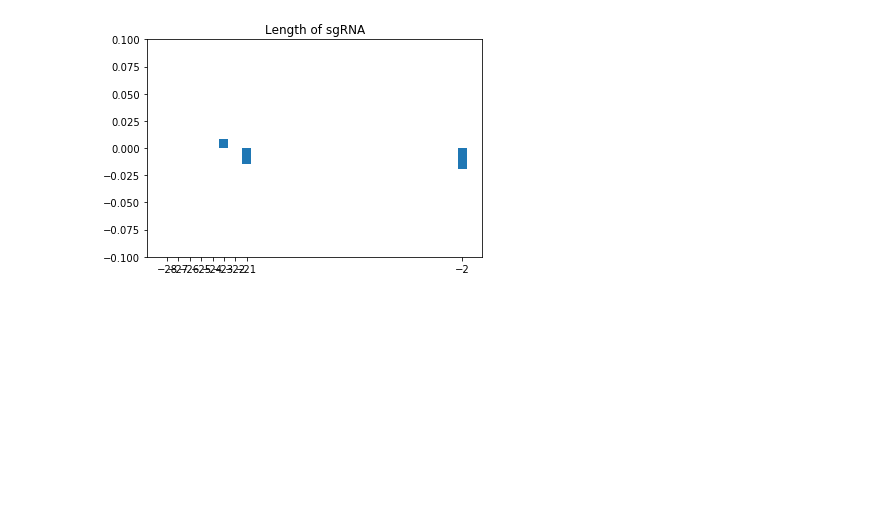
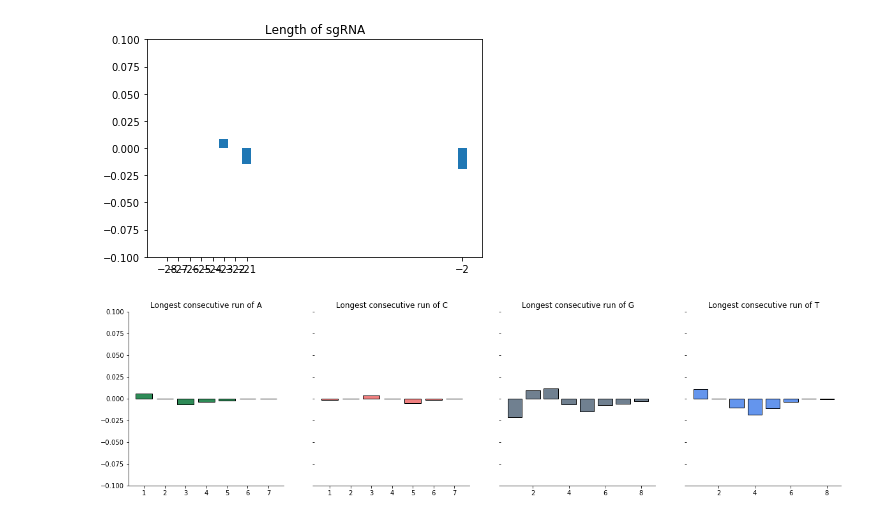
Before and after one commit to AnthonyHein/QCB455Project, a Jupyter notebook: PredictionWeights.ipynb, the cells around one changed output. Drawn from its saved outputs; the diff is of its cells as text; code cells hidden in the pictures; blank space fills up the shorter version.

```diff
--- a/PredictionWeights.ipynb
+++ b/PredictionWeights.ipynb
@@ -167,13 +156,37 @@ plt.show()
 def get_run(string):
     return int(re.findall('[0-9]+', string)[0])
 # %%
-def longest_run(nucl, ax):
+def longest_run(nucl, ax, color, first):
     dist_indices = ['longest_' + nucl in colname for index, colname in enumerate(cols)]
     dist_name = cols[dist_indices]
     dist_coef = coef[dist_indices]
     dist = [get_run(name) for name in dist_name]
-    ax.bar(dist[1:], dist_coef[1:], color = 'w', edgecolor='k')
+    ax.bar(dist[1:], dist_coef[1:], color = color, edgecolor='k')
     ax.set_ylim((-0.1, 0.1))
+    ax.spines['left'].set_visible(first)
     ax.spines['top'].set_visible(False)
     ax.spines['right'].set_visible(False)
     ax.title.set_text('Longest consecutive run of ' + nucl)
+# %%
+# green, blue, black, red
+f, axs = plt.subplots(1,4,figsize=(20,5))
+colors = ['seagreen', 'lightcoral', 'slategrey', 'cornflowerblue']
+for nucl, ax, color in [('A', axs[0], colors[0]),
+                ('C', axs[1], colors[1]),
+                ('G', axs[2], colors[2]),
+                ('T', axs[3], colors[3])]:
+    if(ax == axs[0]):
+        longest_run(nucl, ax, color, True)
+    else:
+        longest_run(nucl, ax, color, False)
+# for index, nucl in enumerate(['A', 'B', 'C', 'D']):
+#     if(not index):
+#         longest_run(nucl, axs[index], colors[index], True)
+#     else:
+#         longest_run(nucl, axs[index], colors[index], False)
+
+# hide outer axes
+for ax in axs.flat:
+    ax.label_outer()
+# %% [output]
+[figure, added]
```
Also changed, not shown: parts of 10 cells of this notebook.
